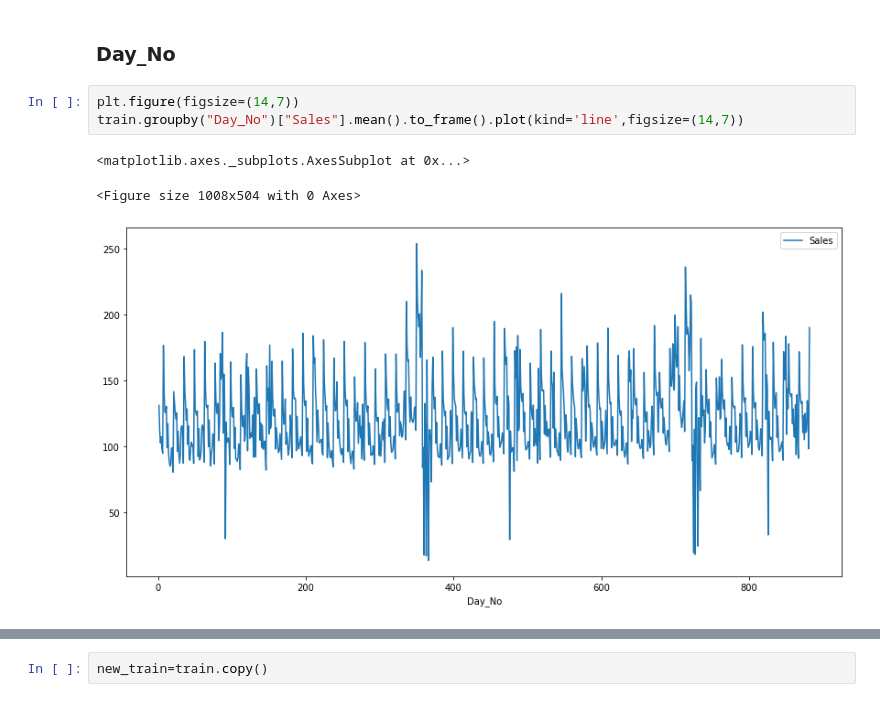
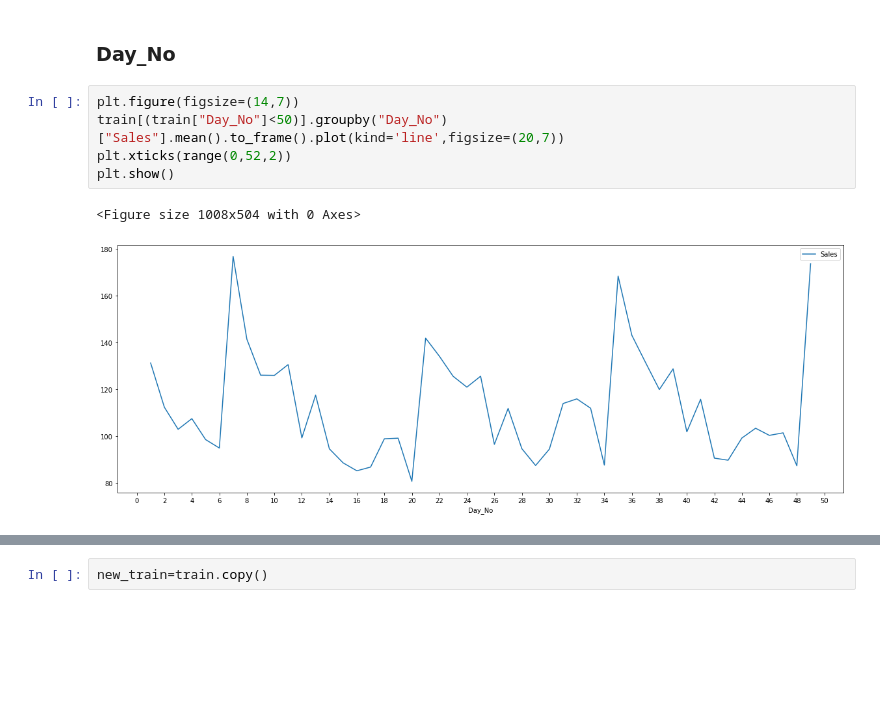
Before and after one commit to iasarthak/AV-Bootcamp-ML-Hackathon, a Jupyter notebook: EDA.ipynb, the cells around one changed output, grey strips where cells are left out. Drawn from its saved outputs; the diff is of its cells as text; blank space fills up the shorter version.

```diff
--- a/EDA.ipynb
+++ b/EDA.ipynb
@@ -813,8 +813,9 @@ Index(['ID', 'Day_No', 'Course_ID', 'Course_Domain', 'Course_Type',
 ### Day_No
 # %%
 plt.figure(figsize=(14,7))
-train.groupby("Day_No")["Sales"].mean().to_frame().plot(kind='line',figsize=(14,7))
+train[(train["Day_No"]<50)].groupby("Day_No")["Sales"].mean().to_frame().plot(kind='line',figsize=(20,7))
+plt.xticks(range(0,52,2))
+plt.show()
 # %% [output]
-<matplotlib.axes._subplots.AxesSubplot at 0x...>
+<Figure size 1008x504 with 0 Axes>
-<Figure size 1008x504 with 0 Axes>
-[figure, old version]
+[figure, new version]
```
Also changed, not shown: parts of 2 cells of this notebook, 10 other files.
